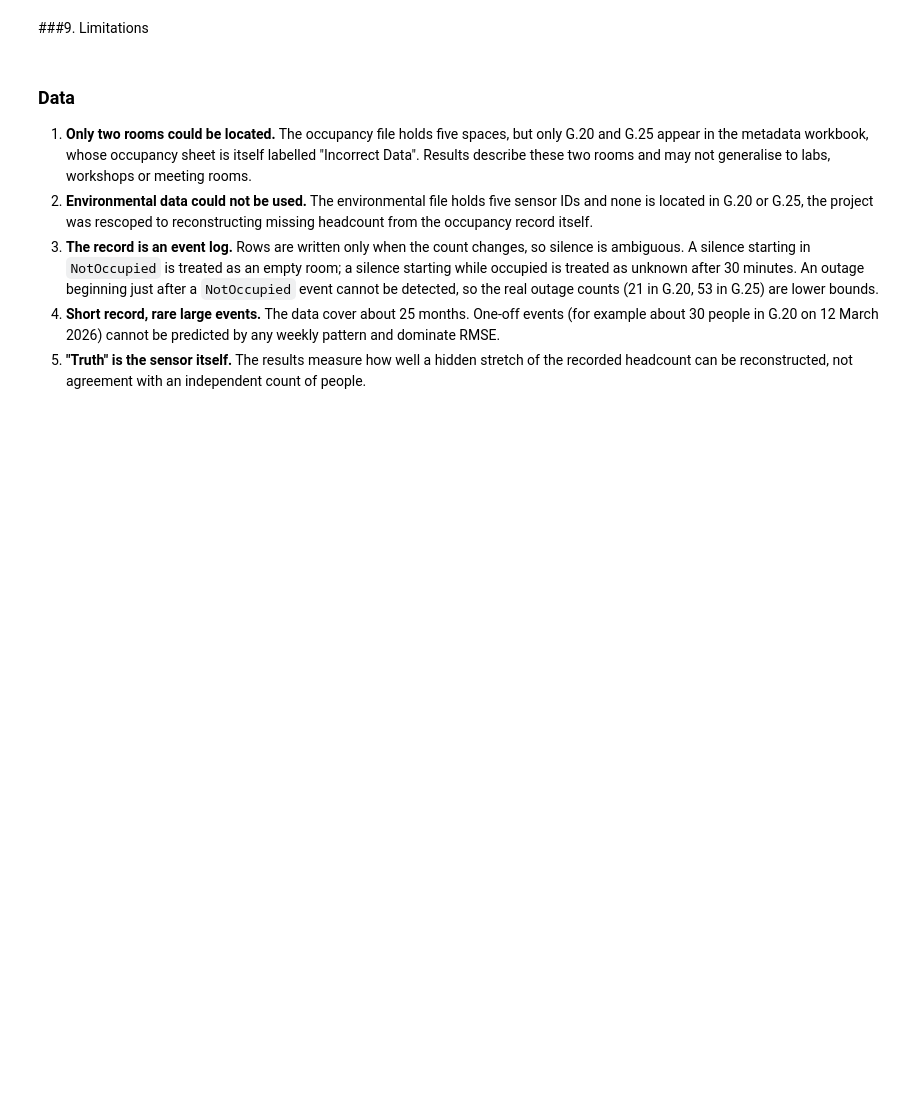
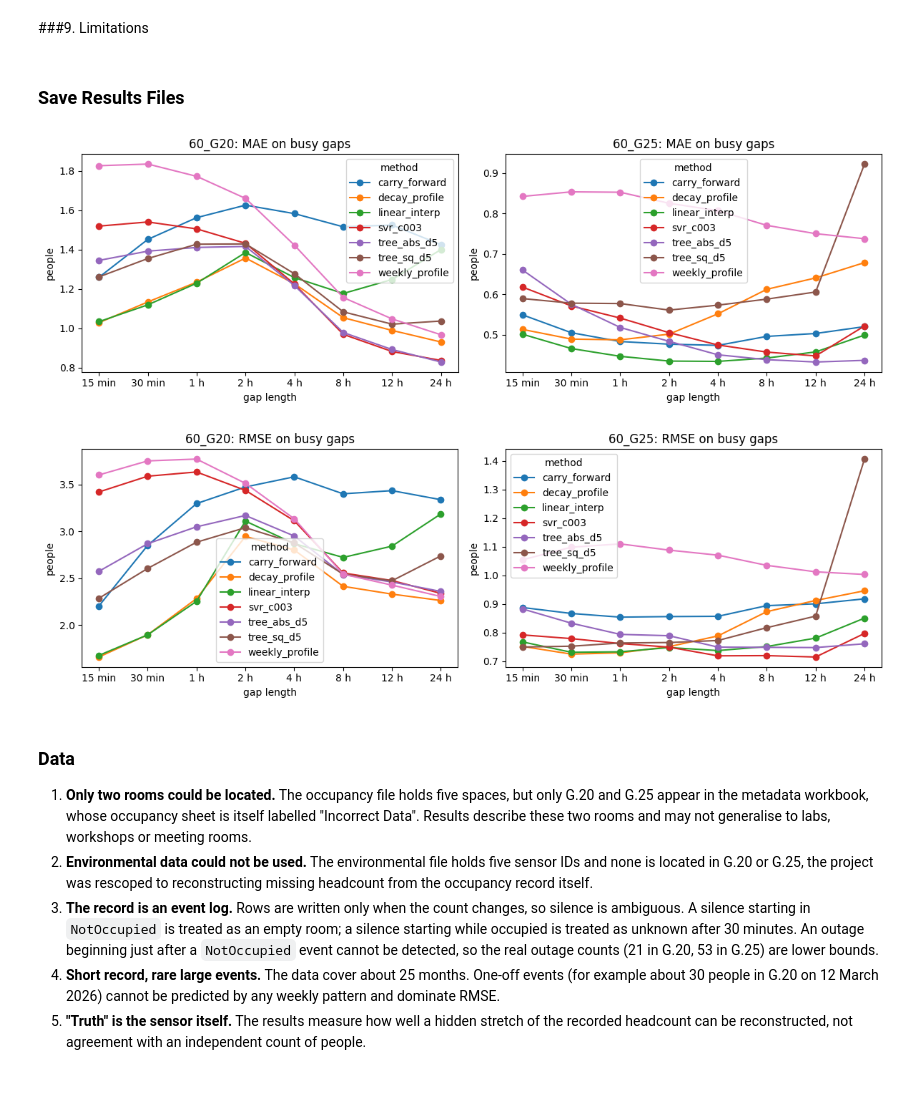
Before and after one commit to bwuu0042/Occupancy-Gap-Reconstruction, a Jupyter notebook: notebooks/01_report.ipynb, the cells around one changed output. Saved outputs shown, nothing was run; the diff lists cells and outputs as text; code cells hidden in the pictures; blank space fills up the shorter version.

Commit message:
Show error-by-gap figures in report and label result saving cell

```diff
--- a/notebooks/01_report.ipynb
+++ b/notebooks/01_report.ipynb
@@ -324,6 +325,48 @@ for room, ref in [("60_G20", "decay_profile"), ("60_G25", "linear_interp")]:
 | 47 | 24 h | weekly_profile | 1000 | 0.152 | 0.089 | 0.214 | True |
 # %% [markdown]
 ###9. Limitations
+# %% [markdown]
+### Save Results Files
+# %%
+os.makedirs("results", exist_ok=True)
+
+parts = []
+for room, res in results.items():
+    b = res[res["busy"]]
+    g = (b.groupby(["gap", "method"])
+          .agg(busy_gaps=("mae", "size"), MAE=("mae", "mean"),
+               MSE=("mse", "mean"), bias=("bias", "mean")).reset_index())
+    g["RMSE"] = np.sqrt(g.pop("MSE"))
+    g.insert(0, "room", room)
+    parts.append(g)
+summary = pd.concat(parts)
+summary["gap"] = pd.Categorical(summary["gap"], categories=order, ordered=True)
+summary.sort_values(["room", "gap", "method"]).round(4).to_csv(
+    "results/final_test_summary_busy_gaps.csv", index=False)
+
+ci = []
+for room, ref in [("60_G20", "decay_profile"), ("60_G25", "linear_interp")]:
+    for metric in ["mae", "rmse"]:
+        t = compare_to_reference(results[room], day_of[room], ref, order, metric)
+        t.insert(0, "metric", metric); t.insert(0, "reference", ref); t.insert(0, "room", room)
+        ci.append(t)
+pd.concat(ci).round(4).to_csv("results/confidence_intervals.csv", index=False)
+
+for metric in ["mae", "rmse"]:
+    fig, axes = plt.subplots(1, 2, figsize=(12, 4))
+    for ax, (room, res) in zip(axes, results.items()):
+        b = res[res["busy"]]
+        tab = (b.pivot_table(index="gap", columns="method", values="mae") if metric == "mae"
+               else np.sqrt(b.pivot_table(index="gap", columns="method", values="mse"))).loc[order]
+        tab.plot(ax=ax, marker="o")
+        ax.set_title(f"{room}: {metric.upper()} on busy gaps"); ax.set_ylabel("people"); ax.set_xlabel("gap length")
+    plt.tight_layout()
+    plt.savefig(f"results/{metric}_by_gap_length.png", dpi=150)
+    plt.show()
+    plt.close(fig)
+# %% [output]
+[figure, added]
+[figure, added]
 # %% [markdown]
 
 ### Data
```
Also changed, not shown: parts of 1 cell of this notebook.
